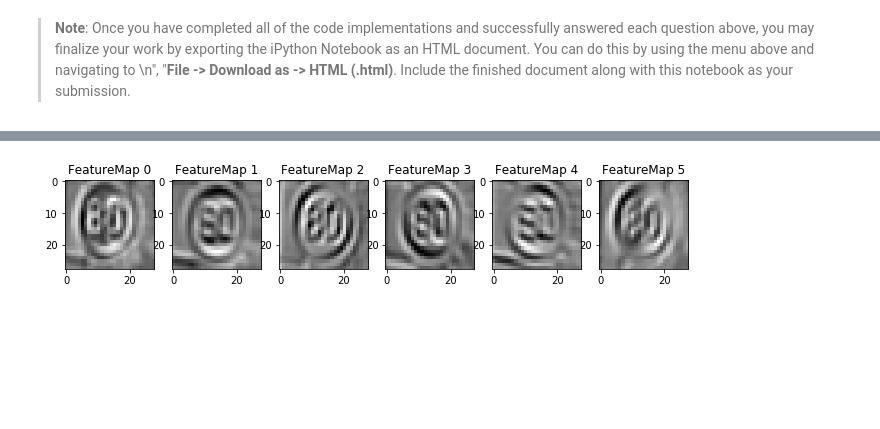
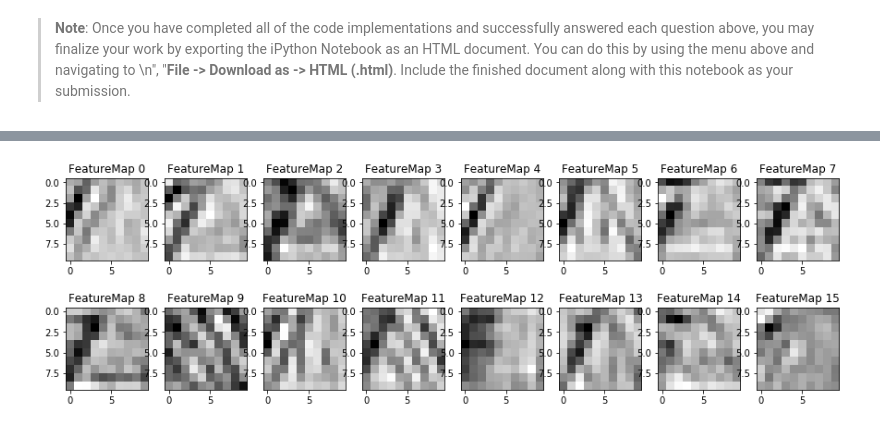
Before and after one commit to dincamihai/CarND-Traffic-Sign-Classifier-Project, a Jupyter notebook: Traffic_Sign_Classifier.ipynb, the cells around one changed output, grey strips where cells are left out. Drawn from its saved outputs; the diff is of its cells as text; code cells hidden in the pictures; blank space fills up the shorter version.

```diff
--- a/Traffic_Sign_Classifier.ipynb
+++ b/Traffic_Sign_Classifier.ipynb
@@ -221,7 +221,7 @@ def get_transforms():
     return apply_rotate, apply_gauss, apply_shift, apply_zoom
 
 
-def augment_batch(orig_batch, label, debug=False):
+def augment_batch(orig_batch, debug=False):
     apply_rotate, apply_gauss, apply_shift, apply_zoom = get_transforms()
     batch = apply_rotate(orig_batch)
     batch = apply_shift(batch)
@@ -240,7 +240,7 @@ def augment(X_train_aug, y_train_aug, threshold=500, desired_count=3000):
         count = len(np.where(y_train_aug==label)[0])
         while count < desired_count:
             batch = np.random.choice(len(subset), batch_size)
-            augmented_data = augment_batch(subset[batch], label, False)
+            augmented_data = augment_batch(subset[batch], False)
             X_train_aug = np.concatenate((X_train_aug, augmented_data), axis=0)
             y_train_aug = np.concatenate((y_train_aug, augmented_data.shape[0] * [label]), axis=0)
             count = len(np.where(y_train_aug==label)[0])
@@ -285,3 +285,14 @@ def normalize(dataset):
 
 def preprocess(imgages):
     return normalize(apply_gray(imgages))
+# %%
+idx = np.random.randint(0, len(X_train)-1)
+idx = 29820
+print(idx)
+fig = plt.figure()
+plt.subplot(161)
+plt.imshow(X_train[idx])
+for i in range(1, 5):
+    res = augment_batch(X_train[idx:idx+1], y_train[idx])
+    plt.subplot(161 + i)
+    plt.imshow(res[0])
@@ -782,10 +796,10 @@ def outputFeatureMap(image_input, tf_activation, activation_min=-1, activation_m
 # %%
 %matplotlib inline
 
 with tf.Session() as sess:
     sess.run(tf.global_variables_initializer())
     saver.restore(sess, './lenet.ckpt')
     # input_image = sess.run(p1, feed_dict={x: proc_images[:1], keep_prob: 1})
-    outputFeatureMap(proc_images[:1], l1)
+    outputFeatureMap(proc_images[3:4], l2)
 # %% [output]
-[figure, old version]
+[figure, new version]
```
Also changed, not shown: parts of 2 cells of this notebook, 2 other files.
